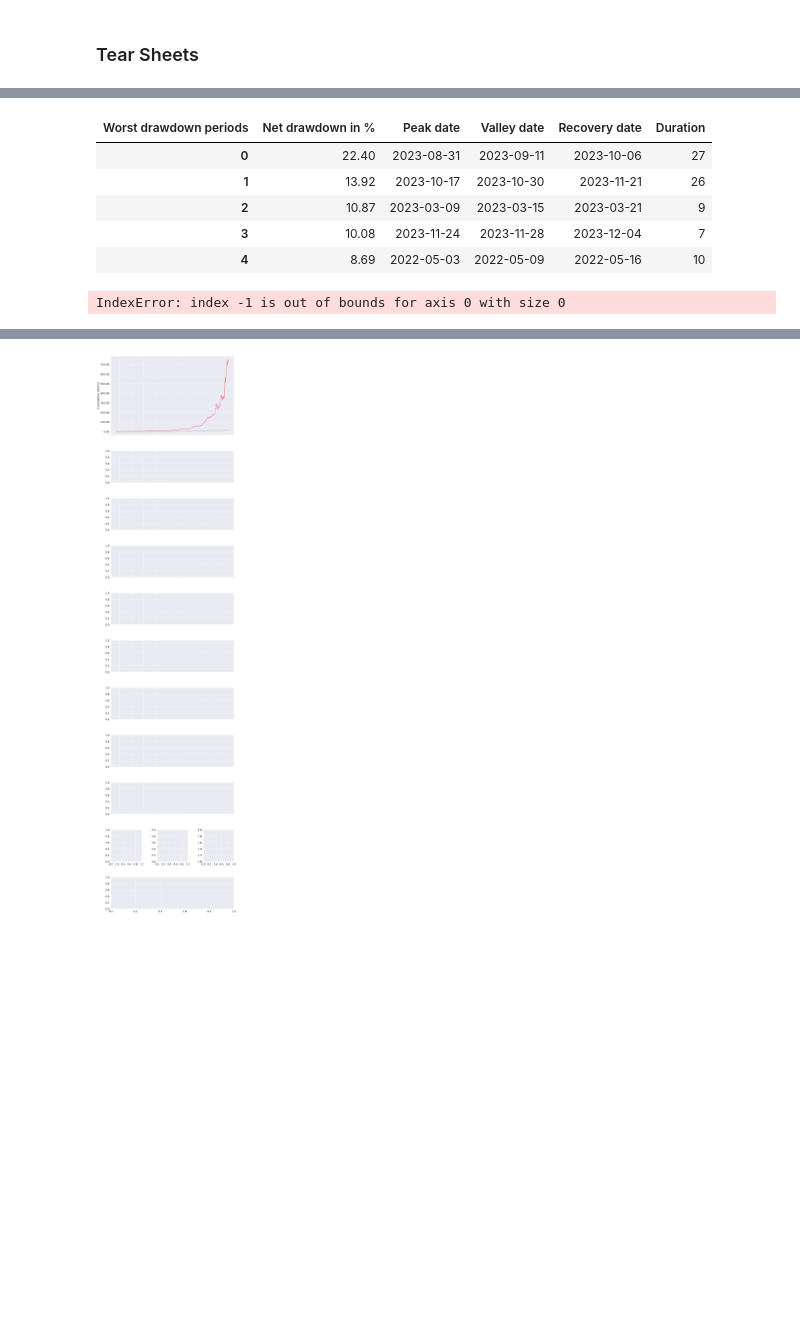
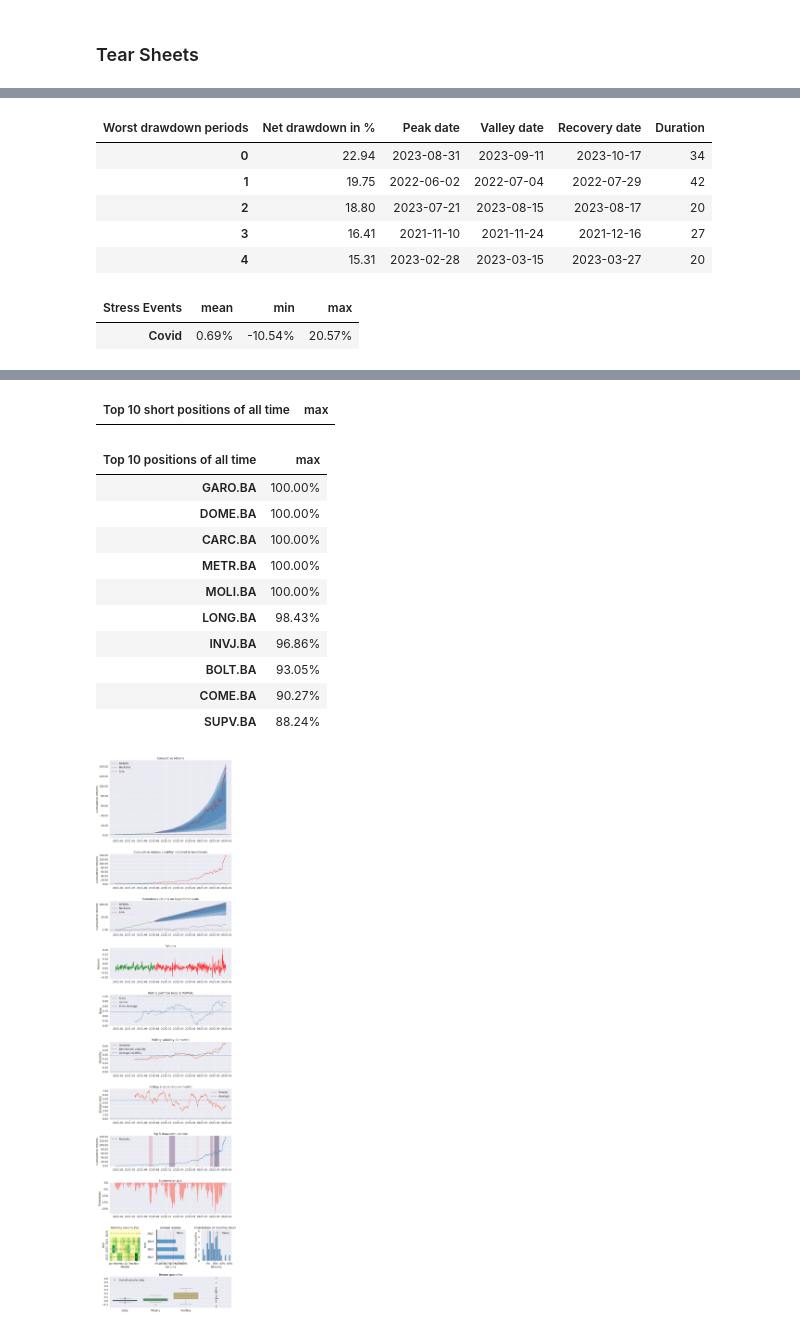
Before and after one commit to roboadvisor-fiuba/portfolio-predictor, a Jupyter notebook: notebooks/06_backtesting.ipynb, the cells around one changed output, grey strips where cells are left out. Drawn from its saved outputs; the diff is of its cells as text; code cells hidden in the pictures; blank space fills up the shorter version.

```diff
--- a/notebooks/06_backtesting.ipynb
+++ b/notebooks/06_backtesting.ipynb
@@ -250,11 +467,20 @@ To visualize the out-of-sample performance, we pass '2022-01-01' as start date f
 # %%
-returns = portfolio_df.set_index('date')['portfolio_value'].pct_change().tz_localize('UTC')
+returns = portfolio_df['portfolio_value'].pct_change().tz_localize('UTC')
 # %%
-# sp_merval = pd.read_csv('./data/merval.csv')
-# sp_merval = sp_merval[['Date','Adj Close']].rename(columns={'Date':'date', 'Adj Close':'MERVAL'})
-# sp_merval['date'] = pd.to_datetime(sp_merval['date'])
+sp_merval = pd.read_csv('./data/merval.csv')
+sp_merval = sp_merval[['Date','Adj Close']].rename(columns={'Date':'date', 'Adj Close':'MERVAL'})
+sp_merval['date'] = pd.to_datetime(sp_merval['date'])
 
-sp_merval = index_df
+# LO DE ARRIBA ES PARA CARGAR EL INDICE MERVAL, LO DE ABAJO PARA USAR EL INDICE TRUCHO (rinden casi igual)
+
+# sp_merval = index_df
+# sp_merval = index_gral_df
+# %%
+sp_merval = sp_merval.set_index(['date'])
+sp_merval = sp_merval.reindex(portfolio_df['portfolio_value'].index)
+
+# COMENTAR ESTA LINEA PARA EXPRESAR EN PESOS
+sp_merval['MERVAL'] = sp_merval['MERVAL'] / exchange_rates['exchange_rate']
 # %%
-benchmark = sp_merval.set_index(['date'])['MERVAL'].pct_change().tz_localize('UTC')
+benchmark = sp_merval['MERVAL'].pct_change().tz_localize('UTC')
 benchmark = benchmark.reindex(returns.index)
@@ -368,10 +574,10 @@ plt.show()
 ### Tear Sheets
 # %%
 pf.create_full_tear_sheet(returns,
-                          positions=None,
+                          positions=positions_df,
                           transactions=None,
                           benchmark_rets=benchmark,
-                          live_start_date='2017-01-01',
+                          live_start_date='2022-01-01',
                           round_trips=True)
 # %% [output]
 | Start date | 2020-12-03 |  |  |  |
@@ -397,7 +604,8 @@ pf.create_full_tear_sheet(returns,
 | Worst drawdown periods | Net drawdown in % | Peak date | Valley date | Recovery date | Duration |
-| 0 | 22.40 | 2023-08-31 | 2023-09-11 | 2023-10-06 | 27 |
-| 1 | 13.92 | 2023-10-17 | 2023-10-30 | 2023-11-21 | 26 |
-| 2 | 10.87 | 2023-03-09 | 2023-03-15 | 2023-03-21 | 9 |
-| 3 | 10.08 | 2023-11-24 | 2023-11-28 | 2023-12-04 | 7 |
-| 4 | 8.69 | 2022-05-03 | 2022-05-09 | 2022-05-16 | 10 |
+| 0 | 22.94 | 2023-08-31 | 2023-09-11 | 2023-10-17 | 34 |
+| 1 | 19.75 | 2022-06-02 | 2022-07-04 | 2022-07-29 | 42 |
+| 2 | 18.80 | 2023-07-21 | 2023-08-15 | 2023-08-17 | 20 |
+| 3 | 16.41 | 2021-11-10 | 2021-11-24 | 2021-12-16 | 27 |
+| 4 | 15.31 | 2023-02-28 | 2023-03-15 | 2023-03-27 | 20 |
-IndexError: index -1 is out of bounds for axis 0 with size 0
+| Stress Events | mean | min | max |
+| Covid | 0.69% | -10.54% | 20.57% |
@@ -404 +623,13 @@ IndexError: index -1 is out of bounds for axis 0 with size 0
+| Top 10 short positions of all time | max |
+| Top 10 positions of all time | max |
+| GARO.BA | 100.00% |
+| DOME.BA | 100.00% |
+| CARC.BA | 100.00% |
+| METR.BA | 100.00% |
+| MOLI.BA | 100.00% |
+| LONG.BA | 98.43% |
+| INVJ.BA | 96.86% |
+| BOLT.BA | 93.05% |
+| COME.BA | 90.27% |
+| SUPV.BA | 88.24% |
-[figure, old version]
+[figure, new version]
```
Also changed, not shown: parts of 32 cells of this notebook, 3 other files.
